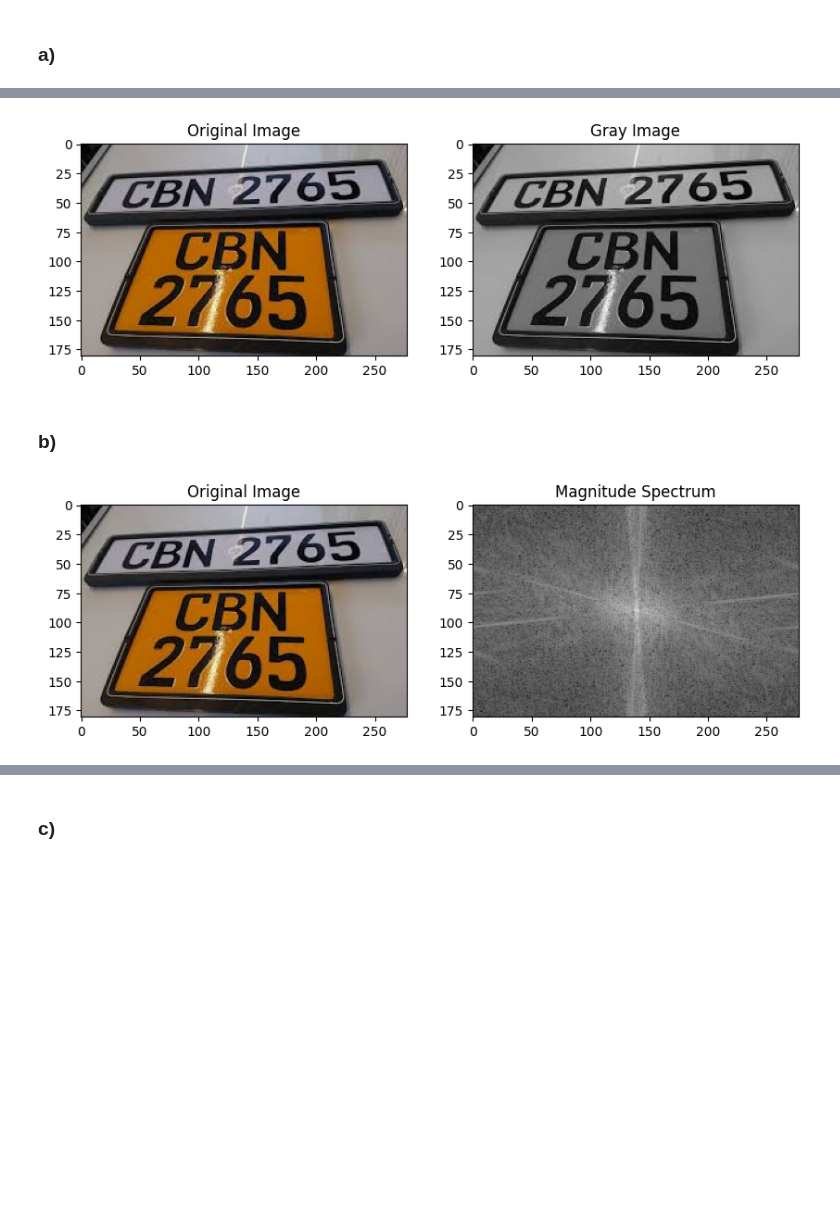
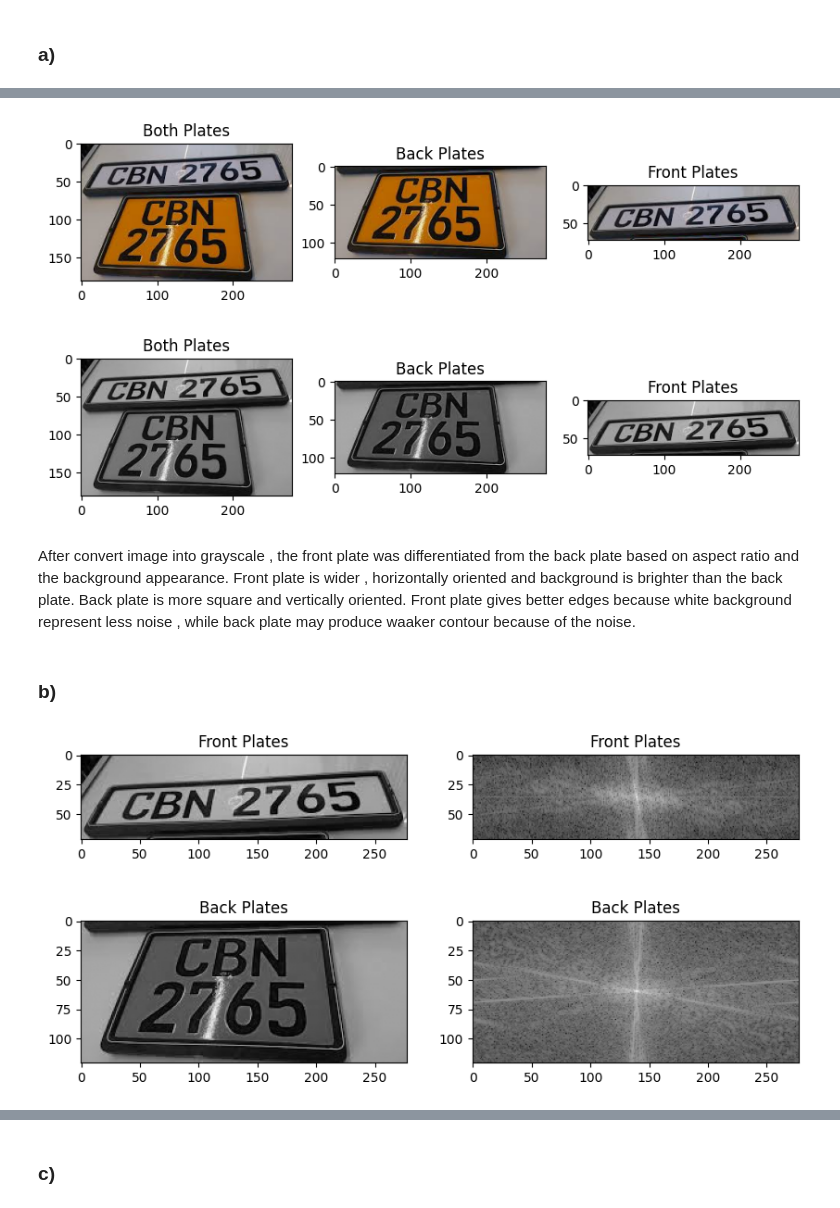
Before and after one commit to Chanura04/Maths-CW, a Jupyter notebook: 20240955.ipynb, the cells around one changed output, grey strips where cells are left out. Drawn from its saved outputs; the diff is of its cells as text; code cells hidden in the pictures; blank space fills up the shorter version.

```diff
--- a/20240955.ipynb
+++ b/20240955.ipynb
@@ -392,36 +362,82 @@ array([[[  4,   5,   0],
+# %%
+both_plates="https://raw.githubusercontent.com/Chanura04/Maths-CW/main/data/Vehicle_plate.png"
+resp_both = urllib.request.urlopen(both_plates) #fetch image data
+image_both = np.asarray(bytearray(resp_both.read()), dtype="uint8")   #read the binary data
+both_plates_img = cv2.imdecode(image_both, cv2.IMREAD_COLOR)    #decode to image
+# %%
+both_t_rgb=cv2.cvtColor(both_plates_img,cv2.COLOR_BGR2RGB)
+full_hight=both_t_rgb.shape[0]
+front_plates=both_t_rgb[0:int(full_hight/2.5),:,:] #get 40% from beginning of the array
+back_plates=both_t_rgb[int(full_hight/3):,:,:] #From down to top
 # %%
-cnvert_t_gray=cv2.cvtColor(img,cv2.COLOR_BGR2GRAY)
 plt.figure(figsize=(10,10))
-plt.subplot(1,2,1)
-plt.imshow(img_t_rgb)
-plt.title("Original Image")
+plt.subplot(1,3,1)
+plt.imshow(both_t_rgb)
+plt.title("Both Plates")
 
-plt.subplot(1,2,2)
-plt.imshow(cnvert_t_gray,cmap="gray")
-plt.title("Gray Image")
+plt.subplot(1,3,2)
+plt.imshow(back_plates)
+plt.title("Back Plates")
+
+plt.subplot(1,3,3)
+plt.imshow(front_plates)
+plt.title("Front Plates")
 plt.show()
 # %% [output]
-[figure, old version]
+[figure, new version]
+# %%
+both_t_gray=cv2.cvtColor(both_plates_img,cv2.COLOR_BGR2GRAY)
+back_t_gray=cv2.cvtColor(back_plates,cv2.COLOR_BGR2GRAY)
+front_t_gray=cv2.cvtColor(front_plates,cv2.COLOR_BGR2GRAY)
+
+plt.figure(figsize=(10,10))
+plt.subplot(1,3,1)
+plt.imshow(both_t_gray,cmap="gray")
+plt.title("Both Plates")
+
+plt.subplot(1,3,2)
+plt.imshow(back_t_gray,cmap="gray")
+plt.title("Back Plates")
+
+plt.subplot(1,3,3)
+plt.imshow(front_t_gray,cmap="gray")
+plt.title("Front Plates")
+plt.show()
+# %% [output]
+[figure, added]
+# %% [markdown]
+After convert image into grayscale , the front plate was differentiated from the back plate based on aspect ratio and the background appearance. Front plate is wider , horizontally oriented and background is brighter than the back plate. Back plate is more square and vertically oriented. Front plate gives better edges because white background represent less noise , while back plate may produce waaker contour because of the noise.
 # %% [markdown]
 ### b)
 # %%
 #apply 2D fourier transformer
-fourier_transform=np.fft.fft2(cnvert_t_gray)
+fourier_transform_front=np.fft.fft2(front_t_gray)
+fourier_transform_back=np.fft.fft2(back_t_gray)
 
 #shift the zero frequency to the center
-fourier_transform_shift=np.fft.fftshift(fourier_transform)
+fourier_transform_shift_front=np.fft.fftshift(fourier_transform_front)
+fourier_transform_shift_back=np.fft.fftshift(fourier_transform_back)
 
 #apply logarithmic scalling to complex numbers
-magnitude=np.log(1+np.abs(fourier_transform_shift))
+magnitude_front=np.log(1+np.abs(fourier_transform_shift_front))
+magnitude_back=np.log(1+np.abs(fourier_transform_shift_back))
 
 plt.figure(figsize=(10,10))
 plt.subplot(1,2,1)
-plt.imshow(img_t_rgb)
-plt.title("Original Image")
+plt.imshow(front_t_gray,cmap="gray")
+plt.title("Front Plates")
 
 plt.subplot(1,2,2)
-plt.imshow(magnitude,cmap="gray")
-plt.title("Magnitude Spectrum")
+plt.imshow(magnitude_front,cmap="gray")
+plt.title("Front Plates")
+
+plt.subplot(2,2,3)
+plt.imshow(back_t_gray,cmap="gray")
+plt.title("Back Plates")
+
+plt.subplot(2,2,4)
+plt.imshow(magnitude_back,cmap="gray")
+plt.title("Back Plates")
 plt.show()
 # %% [output]
-[figure, old version]
+[figure, new version]
```
Also changed, not shown: parts of 22 cells of this notebook.
